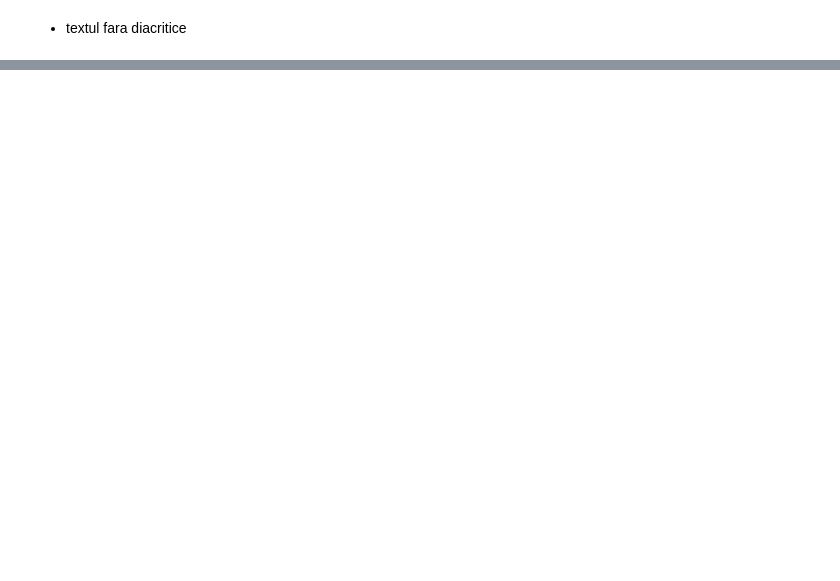
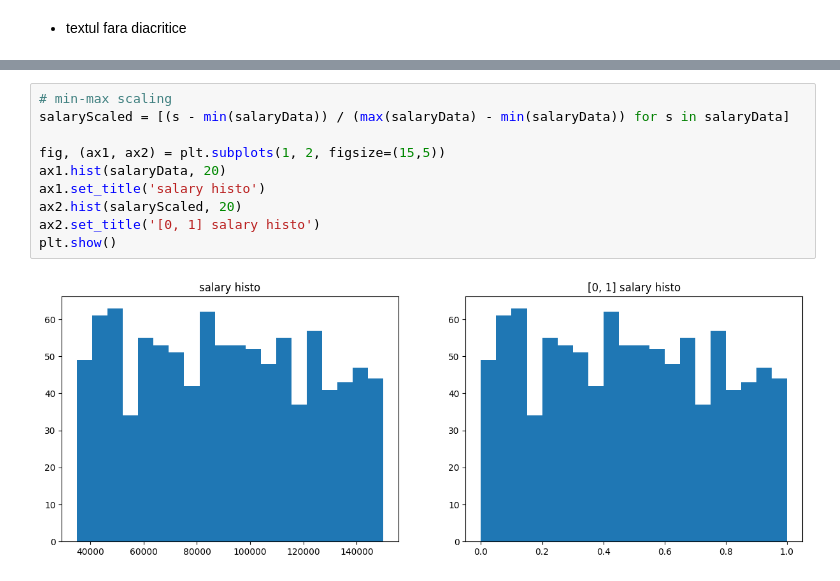
Before and after one commit to RegusAl/UBB, a Jupyter notebook: Semestrul 4/Inteligenta Artificiala/Laboratoare/Lab 2/Lab2.ipynb, the cells around one changed output, grey strips where cells are left out. Drawn from its saved outputs; the diff is of its cells as text; blank space fills up the shorter version.

```diff
--- a/Semestrul 4/Inteligenta Artificiala/Laboratoare/Lab 2/Lab2.ipynb
+++ b/Semestrul 4/Inteligenta Artificiala/Laboratoare/Lab 2/Lab2.ipynb
@@ -341,0 +383,12 @@ Longest:
+# %%
+# min-max scaling
+salaryScaled = [(s - min(salaryData)) / (max(salaryData) - min(salaryData)) for s in salaryData]
+
+fig, (ax1, ax2) = plt.subplots(1, 2, figsize=(15,5))
+ax1.hist(salaryData, 20)
+ax1.set_title('salary histo')
+ax2.hist(salaryScaled, 20)
+ax2.set_title('[0, 1] salary histo')
+plt.show()
+# %% [output]
+[figure, added]
```
Also changed, not shown: parts of 29 cells of this notebook.
